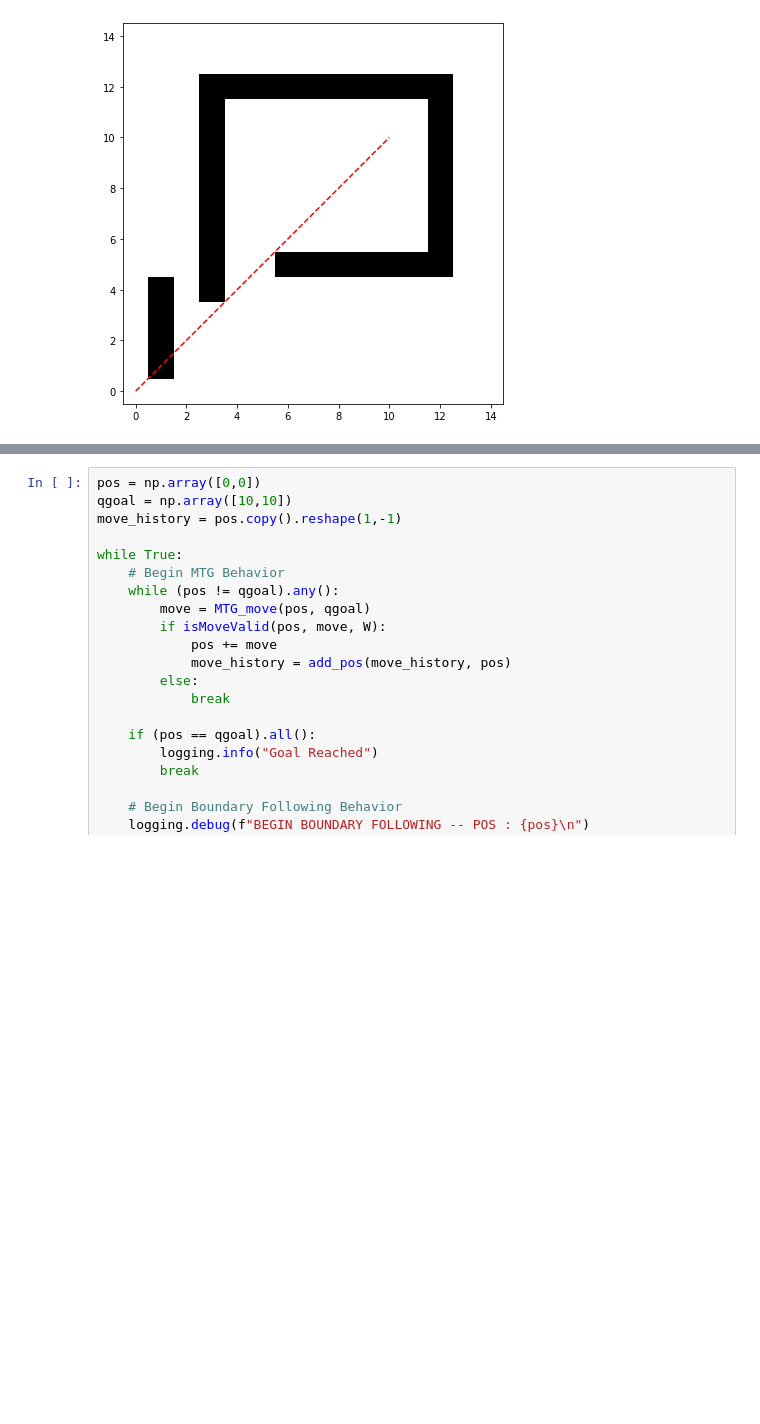
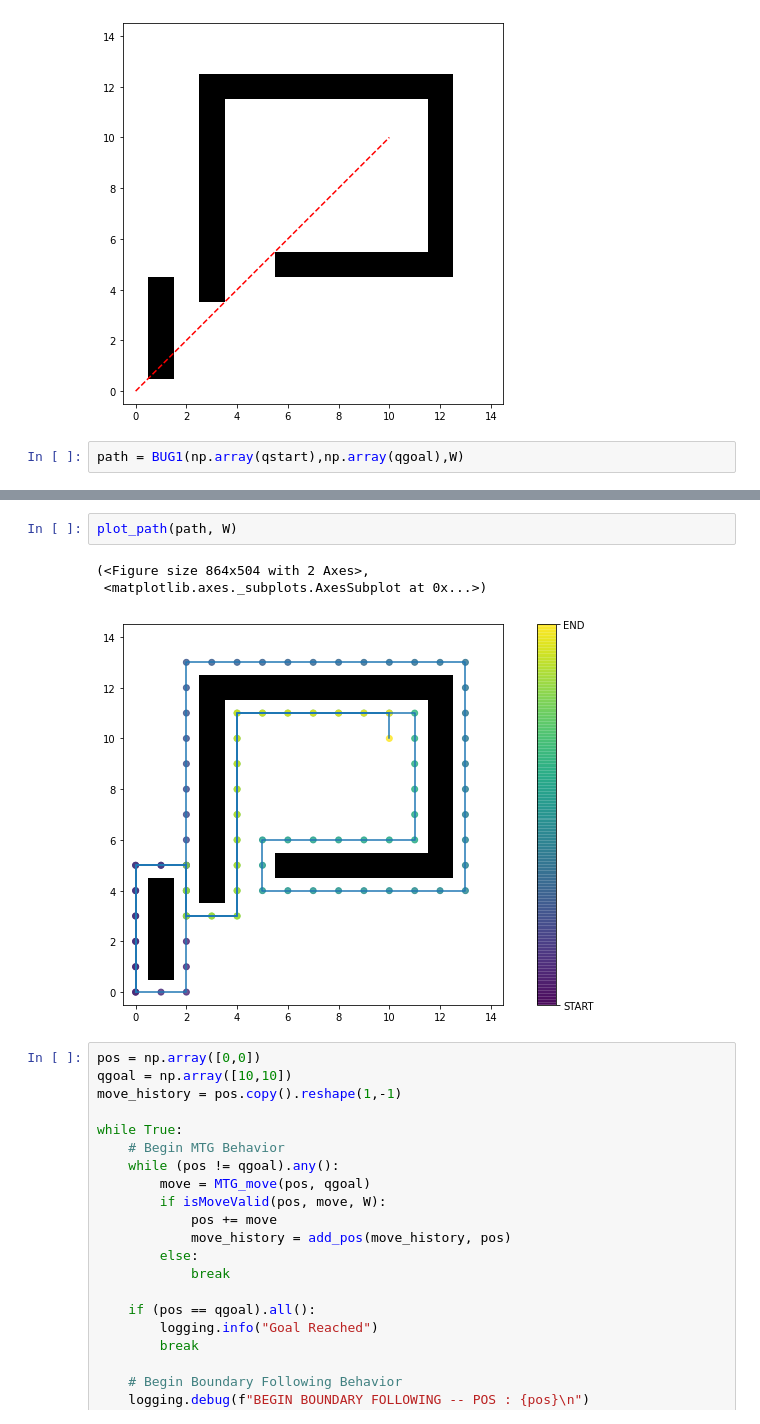
Before and after one commit to WhiffleFish/ASEN5519, a Jupyter notebook: HW1/7a.ipynb, the cells around one changed output, grey strips where cells are left out. Saved outputs shown, nothing was run; the diff lists cells and outputs as text; blank space fills up the shorter version.

```diff
--- a/HW1/7a.ipynb
+++ b/HW1/7a.ipynb
@@ -42,3 +42,5 @@ plt.plot([0,10],[0,10],'r--')
 # %% [output]
 [<matplotlib.lines.Line2D at 0x...>]
 [figure]
+# %%
+path = BUG1(np.array(qstart),np.array(qgoal),W)
@@ -45,3 +69,9 @@ plt.plot([0,10],[0,10],'r--')
+# %%
+plot_path(path, W)
+# %% [output]
+(<Figure size 864x504 with 2 Axes>,
+ <matplotlib.axes._subplots.AxesSubplot at 0x...>)
+[figure, added]
 # %%
 pos = np.array([0,0])
 qgoal = np.array([10,10])
```
Also changed, not shown: parts of 15 cells of this notebook, 7 other files.
